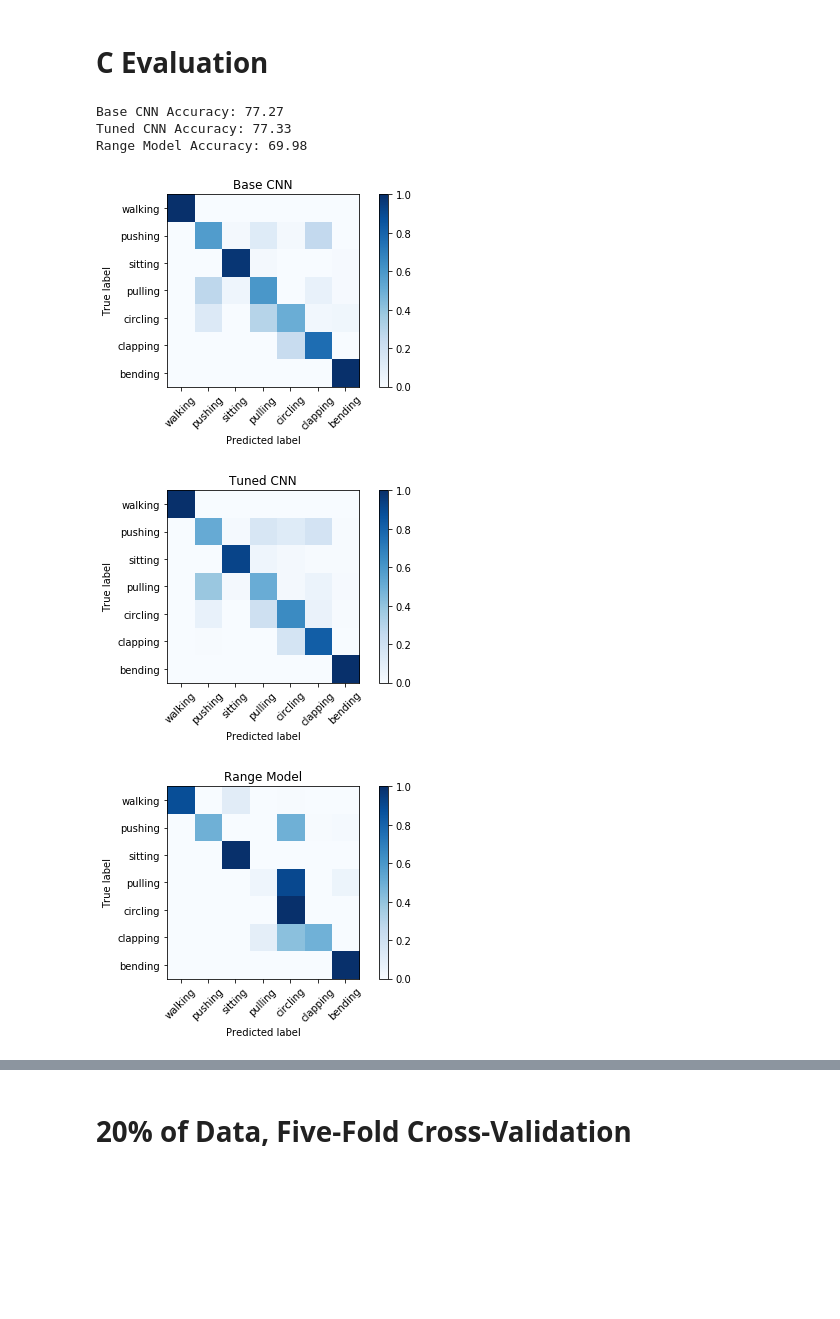
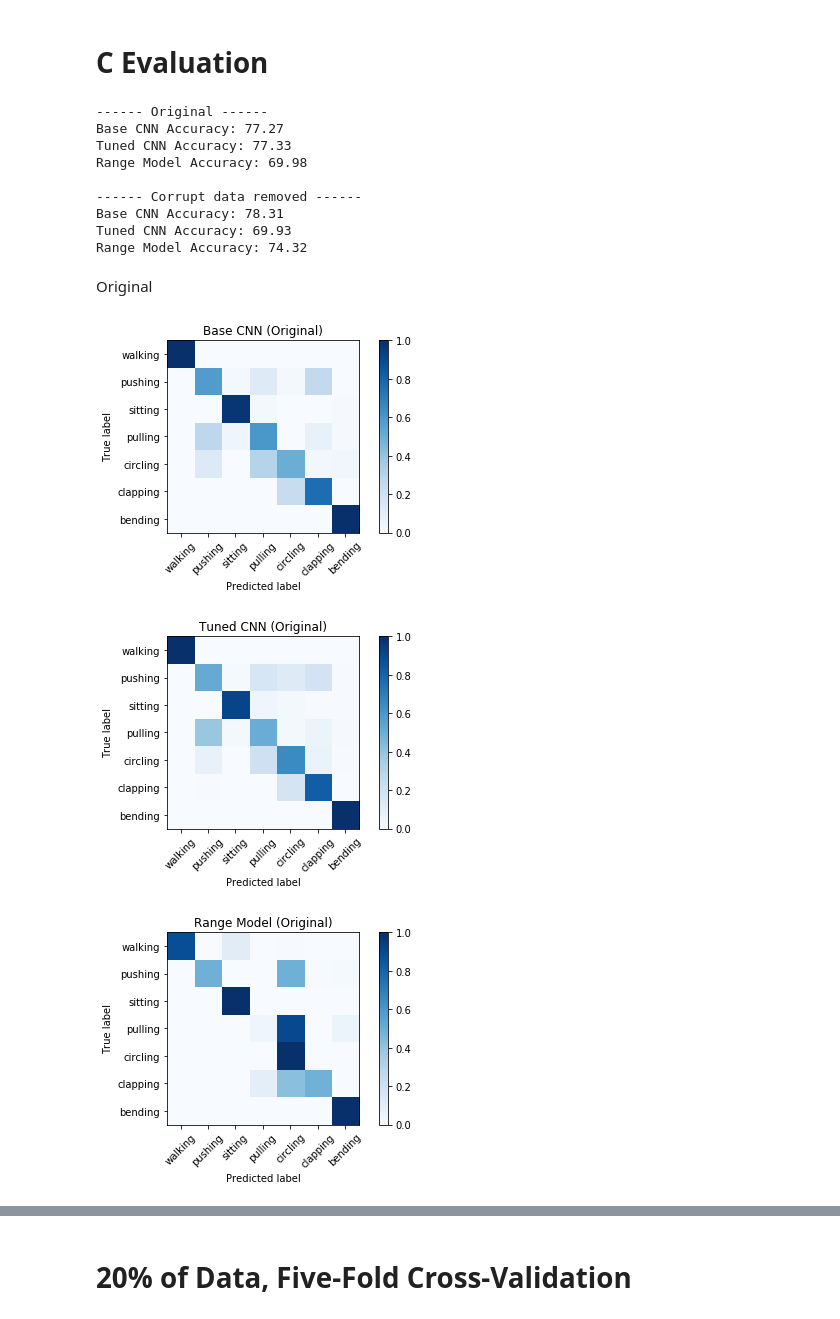
Before and after one commit to Andrew-Mackay/Adapting-the-WaveNet-Deep-Learning-Model-for-RADAR-Classification, a Jupyter notebook: notebooks/17_final_evaluation_comparison.ipynb, the cells around one changed output, grey strips where cells are left out. Cells and saved outputs as stored; diff of their text form; code cells hidden in the pictures; blank space fills up the shorter version.

```diff
--- a/notebooks/17_final_evaluation_comparison.ipynb
+++ b/notebooks/17_final_evaluation_comparison.ipynb
@@ -21,3 +23,5 @@ if not os.path.exists(RESULTS_PATH):
 import numpy as np
 import matplotlib.pyplot as plt
 import pickle
+# %%
+SAVE_GRAPHS = False
@@ -77,23 +118,36 @@ def plot_confusion_matrix(cm, classes, title="Confusion Matrix", normalized=True
     plt.show()
 # %%
 round_to = 2
+print("------ Original ------")
 print("Base CNN Accuracy:", round(cnn_base_c["accuracy"]*100, round_to))
 print("Tuned CNN Accuracy:", round(cnn_c["accuracy"]*100, round_to))
 print("Range Model Accuracy:", round(range_c["accuracy"]*100, round_to))
+print("\n------ Corrupt data removed ------")
+print("Base CNN Accuracy:", round(cnn_base_c_2["accuracy"]*100, round_to))
+print("Tuned CNN Accuracy:", round(cnn_c_2["accuracy"]*100, round_to))
+print("Range Model Accuracy:", round(range_c_2["accuracy"]*100, round_to))
 # %% [output]
+------ Original ------
 Base CNN Accuracy: 77.27
 Tuned CNN Accuracy: 77.33
 Range Model Accuracy: 69.98
+
+------ Corrupt data removed ------
+Base CNN Accuracy: 78.31
+Tuned CNN Accuracy: 69.93
+Range Model Accuracy: 74.32
+# %% [markdown]
+Original
 # %%
-plot_confusion_matrix(cnn_base_c["confusion_matrix"], target_names, title="Base CNN",
-                      save=True, path=RESULTS_PATH + "confusion_matrix_base.pdf")
+plot_confusion_matrix(cnn_base_c["confusion_matrix"], target_names, title="Base CNN (Original)",
+                      save=SAVE_GRAPHS, path=RESULTS_PATH + "confusion_matrix_base.pdf")
 
-plot_confusion_matrix(cnn_c["confusion_matrix"], target_names, title="Tuned CNN",
-                      save=True, path=RESULTS_PATH + "confusion_matrix_tuned.pdf")
+plot_confusion_matrix(cnn_c["confusion_matrix"], target_names, title="Tuned CNN (Original)",
+                      save=SAVE_GRAPHS, path=RESULTS_PATH + "confusion_matrix_tuned.pdf")
 
-plot_confusion_matrix(range_c["confusion_matrix"], target_names, title="Range Model",
-                      save=True, path=RESULTS_PATH + "confusion_matrix_range.pdf")
+plot_confusion_matrix(range_c["confusion_matrix"], target_names, title="Range Model (Original)",
+                      save=SAVE_GRAPHS, path=RESULTS_PATH + "confusion_matrix_range.pdf")
 # %% [output]
-[figure, old version]
+[figure, new version]
-[figure, old version]
+[figure, new version]
-[figure, old version]
+[figure, new version]
```
Also changed, not shown: parts of 17 cells of this notebook, 55 other files.
